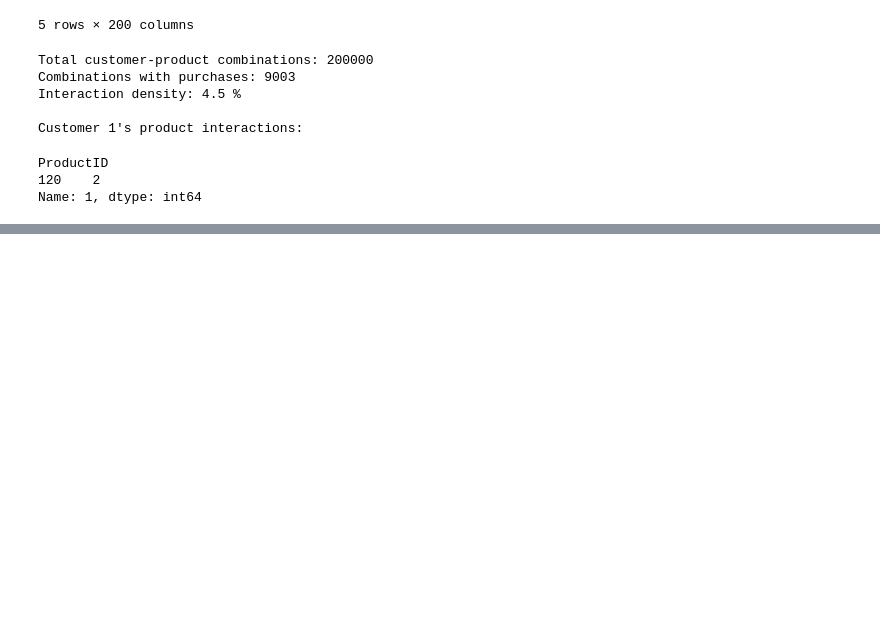
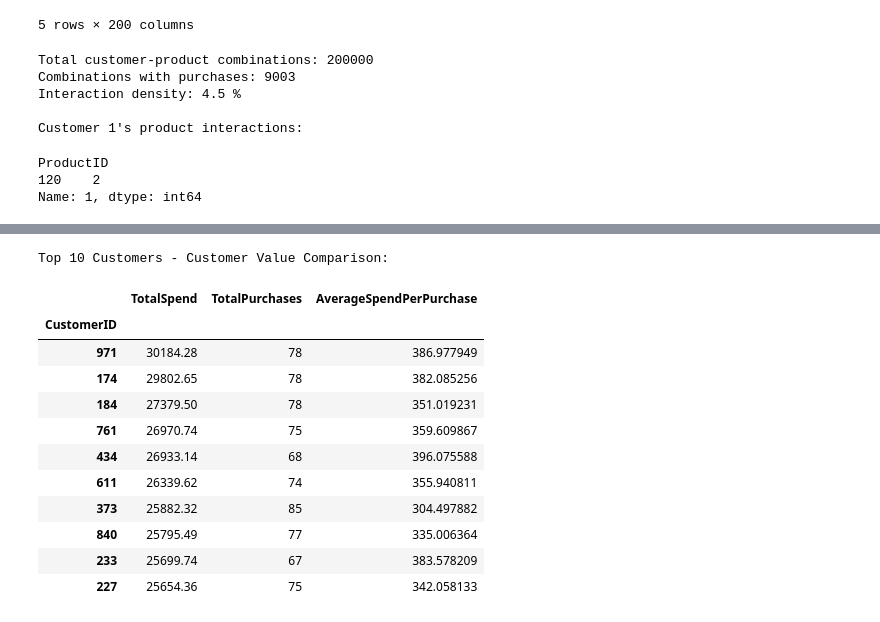
Before and after one commit to JackVC1/CA1-Data-Analytics-for-Business, a Jupyter notebook: notebooks/02_recommendation_system.ipynb, the cells around one changed output, grey strips where cells are left out. Saved outputs shown, nothing was run; the diff lists cells and outputs as text; code cells hidden in the pictures; blank space fills up the shorter version.

```diff
--- a/notebooks/02_recommendation_system.ipynb
+++ b/notebooks/02_recommendation_system.ipynb
@@ -279,0 +360,26 @@ Name: 1, dtype: int64
+# %%
+
+# TASK 2: Customer Analytics
+# Requirement: Compare the spending and purchasing behaviour of the highest-value customers
+
+top_10_customer_value = customer_value.sort_values(
+    by="TotalSpend",
+    ascending=False
+).head(10)
+
+print("Top 10 Customers - Customer Value Comparison:")
+display(top_10_customer_value)
+# %% [output]
+Top 10 Customers - Customer Value Comparison:
+|  | TotalSpend | TotalPurchases | AverageSpendPerPurchase |
+| CustomerID |  |  |  |
+| 971 | 30184.28 | 78 | 386.977949 |
+| 174 | 29802.65 | 78 | 382.085256 |
+| 184 | 27379.50 | 78 | 351.019231 |
+| 761 | 26970.74 | 75 | 359.609867 |
+| 434 | 26933.14 | 68 | 396.075588 |
+| 611 | 26339.62 | 74 | 355.940811 |
+| 373 | 25882.32 | 85 | 304.497882 |
+| 840 | 25795.49 | 77 | 335.006364 |
+| 233 | 25699.74 | 67 | 383.578209 |
+| 227 | 25654.36 | 75 | 342.058133 |
```
Also changed, not shown: parts of 6 cells of this notebook.
